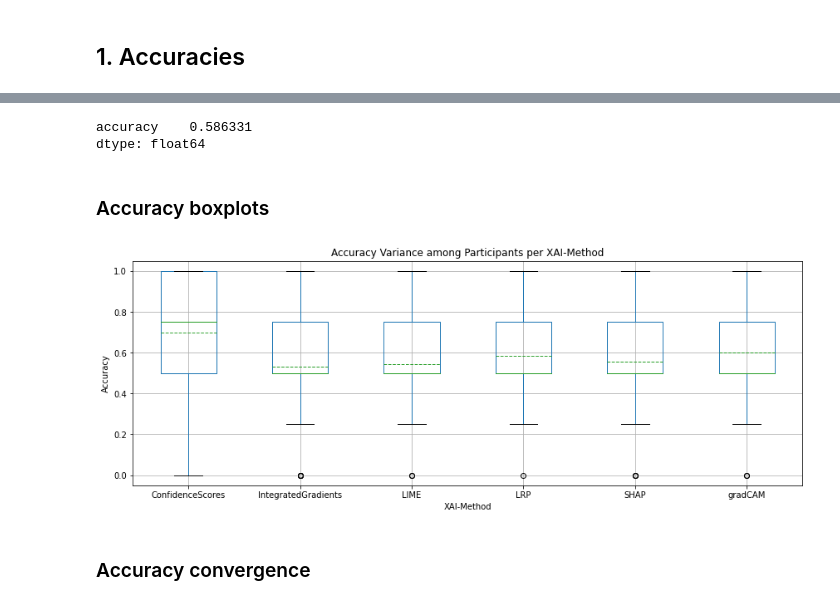
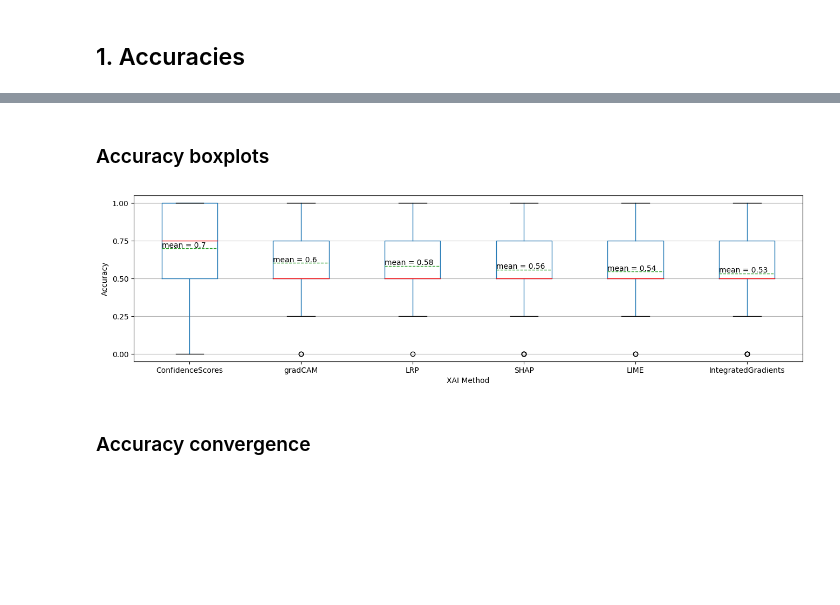
Before and after one commit to tlabarta/helpfulnessofxai, a Jupyter notebook: questionnaire_metrics_calculator.ipynb, the cells around one changed output, grey strips where cells are left out. Drawn from its saved outputs; the diff is of its cells as text; code cells hidden in the pictures; blank space fills up the shorter version.

Commit message:
new plots

```diff
--- a/questionnaire_metrics_calculator.ipynb
+++ b/questionnaire_metrics_calculator.ipynb
@@ -77,15 +77,3 @@ def get_metric_convergence(df_metric):
             pivot(index="case", columns="method", values=metric_name)
 # %% [markdown]
 ### Plotting functions
-# %%
-def plot_metric_boxplot(df_metrics, by, column, xlabel="XAI-Method", ylabel="Accuracy", title=""):
-    ax = df_metrics.boxplot(by=by, column=column, figsize=(14, 5), showmeans=True, meanline=True)
-    fig = plt.gcf()
-    fig.suptitle(None)
-    ax.set_title(title)
-    ax.set_xlabel(xlabel)
-    ax.set_ylabel(ylabel)
-    #xai = df_metrics[]
-    #ax.plot(["ConfidenceScores", "gradCAM"], [0.5, 0.5], c="red", linestyle="dashed")
-    plt.show()
-    plt.close()
@@ -110,0 +85,21 @@ def plot_sensitivity_specificity(df_sens_mean, df_spec_mean, title_addition=""):
+# %%
+def plot_metric_boxplot(df_metrics_pivot, xlabel="XAI-Method", ylabel="Accuracy", title="", size=(16, 4)):
+    metric_mean_sorted = df_metrics_pivot.mean(axis=0).sort_values(ascending=False)
+    xai_mean_sorted = metric_mean_sorted.index.values
+    df_metrics_pivot = df_metrics_pivot[xai_mean_sorted]
+    ax, bp = df_metrics_pivot.boxplot(figsize=size, showmeans=True, meanline=True, medianprops={"color":"red"}, return_type="both")
+
+    m1 = df_metrics_pivot.mean()
+    for i, line in enumerate(bp['means']):
+        x, y = line.get_xydata()[0]
+        y = y * 1.01
+        text = f"mean = {metric_mean_sorted[i].round(2)}"
+        ax.annotate(text, xy=(x, y))
+
+    ax.set_title(title)
+    ax.set_xlabel(xlabel)
+    ax.set_ylabel(ylabel)
+    ax.set_yticks(pd.unique(df_metrics_pivot.to_numpy().flatten()))
+    ax.grid(axis="x")
+    plt.show()
+    plt.close()
@@ -323,15 +380,9 @@ df_acc_mean.round(2)
-# %%
-# overall
-df_acc_mean.mean().to_frame("accuracy").mean()
-# %% [output]
-accuracy    0.586331
-dtype: float64
 # %% [markdown]
 ### Accuracy boxplots
 # %%
-plot_metric_boxplot(df_acc.reset_index(), ["method"], "accuracy", title="Accuracy Variance among Participants per XAI-Method")
+plot_metric_boxplot(df_acc_pivot, xlabel="XAI Method", title="", )
 # %% [output]
-[figure, old version]
+[figure, new version]
 # %% [markdown]
 ### Accuracy convergence
 # %%
```
Also changed, not shown: parts of 91 cells of this notebook, 3 other files.
